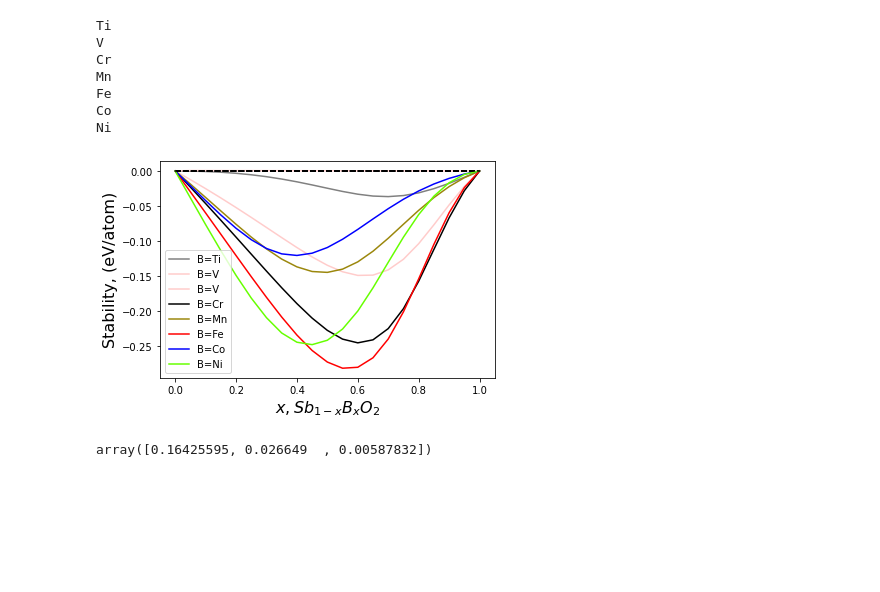
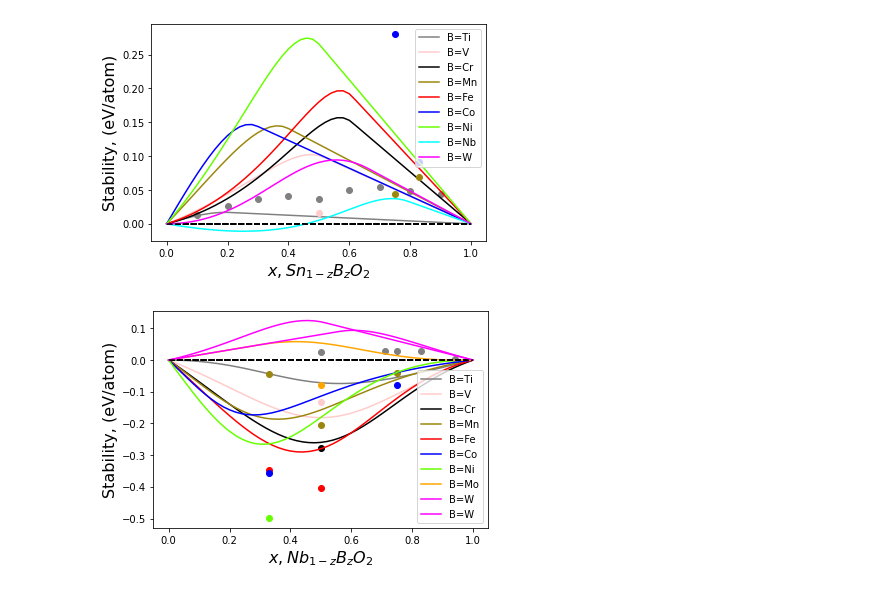
Before and after one commit to michaelcraiger/fefos, a Jupyter notebook: formation_energy_mixer.ipynb, the cells around one changed output. Cells and saved outputs as stored; diff of their text form; code cells hidden in the pictures; blank space fills up the shorter version.

Commit message:
refactor for figure and data reproducability

```diff
--- a/formation_energy_mixer.ipynb
+++ b/formation_energy_mixer.ipynb
@@ -371,54 +117,79 @@ Replacing oxidising eq for Fe
+# %%
+mp_quadratic_equations_ox = pickle.load(open('make_quadratics/mp_quadratic_equations_ox.p', 'rb'))
+mp_quadratic_equations_red = pickle.load(open('make_quadratics/mp_quadratic_equations_red.p', 'rb'))
+
+binary_pairing_data = pickle.load(open('data_gather/binary_pairing_data.p', 'rb'))
+
+# iterate over these eqs, removing the oxidation number label to get all the elements
+set_of_elements = set([x[:-1] for x in mp_quadratic_equations_ox])
 # %%
-
-for housing_element in ['Sb']:
-    if (housing_element not in mp_quadratic_equations_ox.keys() or housing_element not in mp_quadratic_equations_red.keys()):
+oxidation_state = 4
+for housing_element in ['Sn', 'Nb']:
+    house_ele_ox = housing_element+str(oxidation_state)
+    #print(house_ele_ox)
+    if (house_ele_ox not in mp_quadratic_equations_ox.keys() or house_ele_ox not in mp_quadratic_equations_red.keys()):
         print("Missing eq for {}".format(housing_element))
         continue
 
     pairings = []
     ground_states =  []
-    concs = np.linspace(0, 1.00, 21)
+    zs = np.linspace(0, 1.00, 51)
 
-    for ele in d2metals['3']:
-        print(ele)
-        if ele==housing_element:# or ele in d2metals['3']+['Mo', 'Nb', 'W']:
+    for ele in d2metals['3']+d2metals['4']+d2metals['5']:
+        #print(ele)
+        dope_ele_ox = ele+str(oxidation_state)
+        if ele==housing_element:
             continue
 
         else:
-            pred_1, pred_2, ox_1, ox_2 = formation_energy_mixing(ele, housing_element,
-                                                                 concs, )
+            pred_1, pred_2, ox_1, ox_2 = formation_energy_mixing(dope_ele_ox, house_ele_ox,
+                                                                 zs, )
 
         can_reduce = True
         can_oxidise = True
         # check if it found any solutions
         if sum(ox_1)==0:
             can_reduce = False
         if sum(ox_2)==0:
             can_oxidise = False
 
         if can_reduce:
-            plt.plot(concs, pred_1, label="B={}".format(ele), color=ele2col[ele])
-            plt.plot([concs[0], concs[-1]], [0, 0], 'k--')
+            plt.plot(zs, pred_1, label="B={}".format(ele), color=ele2col[ele])
+            plt.plot([zs[0], zs[-1]], [0, 0], 'k--')
         if can_oxidise:
-            plt.plot(concs, pred_2, label="B={}".format(ele), ls='-', color=ele2col[ele])#, 'r-')
-            plt.plot([concs[0], concs[-1]], [0, 0], 'k--')
+            plt.plot(zs, pred_2, label="B={}".format(ele), ls='-', color=ele2col[ele])#, 'r-')
+            plt.plot([zs[0], zs[-1]], [0, 0], 'k--')
+
+        if ele<housing_element:
+            info_dict = binary_pairing_data[ele+"_"+housing_element+"_"+str(4)]
+            for match in info_dict:
+                if ele in match:
+                    conc2plot = float(match.split("_")[1])
+                    if info_dict[match]['Coordination match']:
+                        plt.plot(conc2plot, info_dict[match]['MP ΔD'], 'o', color=ele2col[ele])
+                else:
+                    conc2plot = 1-float(match.split("_")[1])
+                    if info_dict[match]['Coordination match']:
+                        plt.plot(conc2plot, info_dict[match]['MP ΔD'], 'o', color=ele2col[ele])
+        else:
+            info_dict = binary_pairing_data[housing_element+"_"+ele+"_"+str(4)]
+            for match in info_dict:
+                if ele in match:
+                    conc2plot = float(match.split("_")[1])
+                    if info_dict[match]['Coordination match']:
+                        plt.plot(conc2plot, info_dict[match]['MP ΔD'], 'o', color=ele2col[ele])
+                else:
+                    conc2plot = 1-float(match.split("_")[1])
+                    if info_dict[match]['Coordination match']:
+                        plt.plot(conc2plot, info_dict[match]['MP ΔD'], 'o', color=ele2col[ele])
+
 
     plt.legend()
-    plt.xlabel("$x, {}_{{1-x}}B_{{x}}O_{{2}}$".format(housing_element, ), fontsize=16)
+    plt.xlabel("$x, {}_{{1-z}}B_{{z}}O_{{2}}$".format(housing_element, ), fontsize=16)
     plt.ylabel("Stability, (eV/atom)", fontsize=16)
     #plt.ylim(-0.1, 0.1)
-    #plt.savefig("{}_higherdmixing.pdf".format(housing_element))
+    plt.savefig("{}_higherdmixing.pdf".format(housing_element))
     plt.show()
 # %% [output]
-Ti
-V
-Cr
-Mn
-Fe
-Co
-Ni
-[figure, old version]
+[figure, new version]
+[figure, added]
-# %%
-quadratic_equations_red['Sn']
-# %% [output]
-array([0.16425595, 0.026649  , 0.00587832])
```
Also changed, not shown: parts of 10 cells of this notebook, 6 other files.
